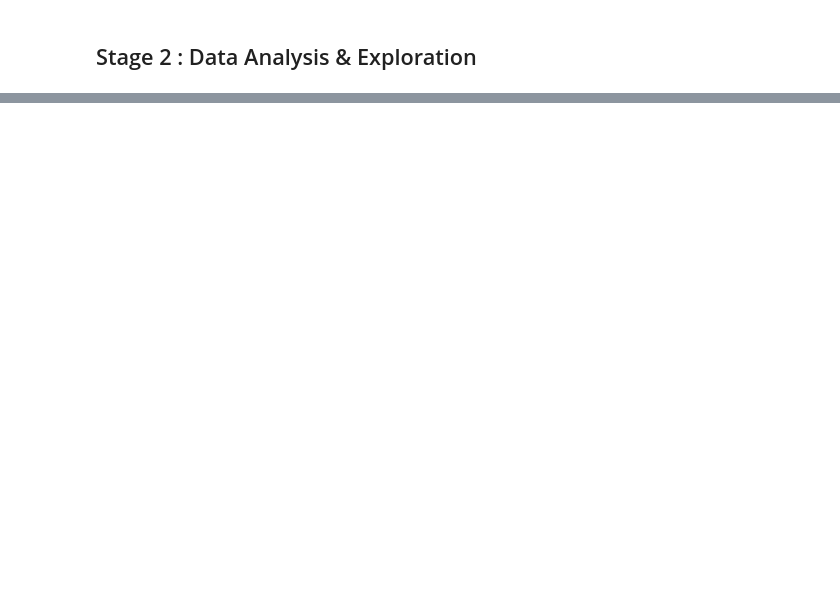
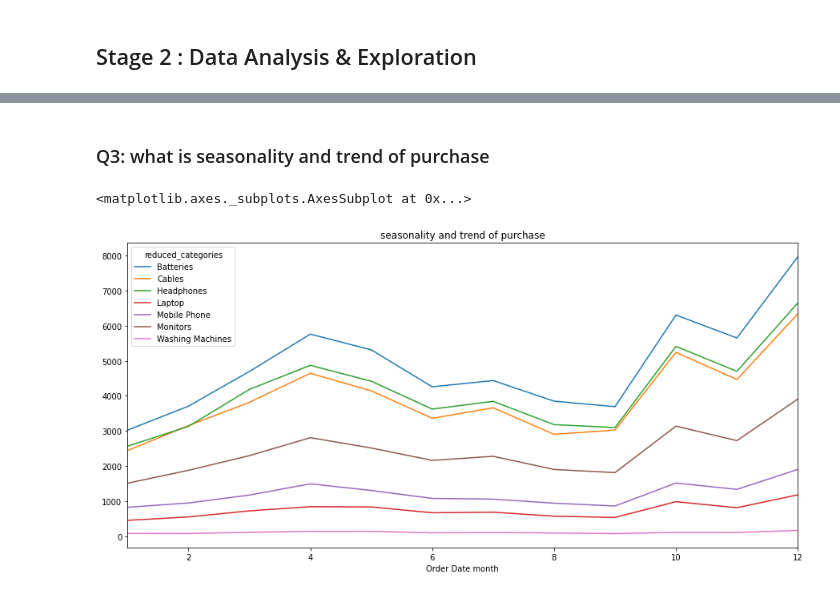
Before and after one commit to Mohamed209/machine-learning-course, a Jupyter notebook: Chapter_2_Data analysis_fundamentals/Sales_data_analysis/sales_data_analysis.ipynb, the cells around one changed output, grey strips where cells are left out. Cells and saved outputs as stored; diff of their text form; code cells hidden in the pictures; blank space fills up the shorter version.

```diff
--- a/Chapter_2_Data analysis_fundamentals/Sales_data_analysis/sales_data_analysis.ipynb
+++ b/Chapter_2_Data analysis_fundamentals/Sales_data_analysis/sales_data_analysis.ipynb
@@ -289,0 +263,8 @@ Name: reduced_categories, dtype: int64
+# %% [markdown]
+### Q3: what is seasonality and trend of purchase
+# %%
+all_data.groupby(['Order Date month','reduced_categories'])['Quantity Ordered'].sum().unstack().plot(figsize=(15,7),
+                                                                                                    title='seasonality and trend of purchase')
+# %% [output]
+<matplotlib.axes._subplots.AxesSubplot at 0x...>
+[figure, added]
```
Also changed, not shown: parts of 22 cells of this notebook, 9 other files.
